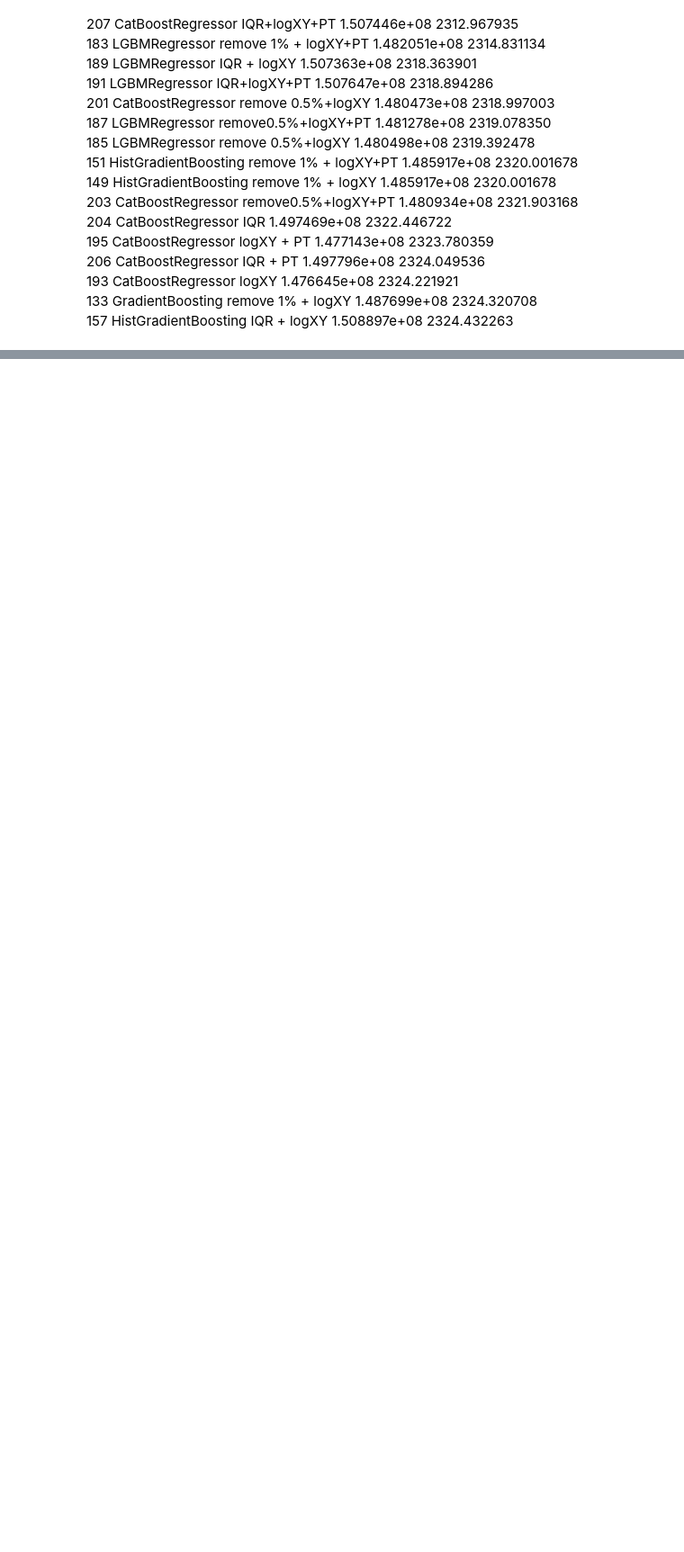
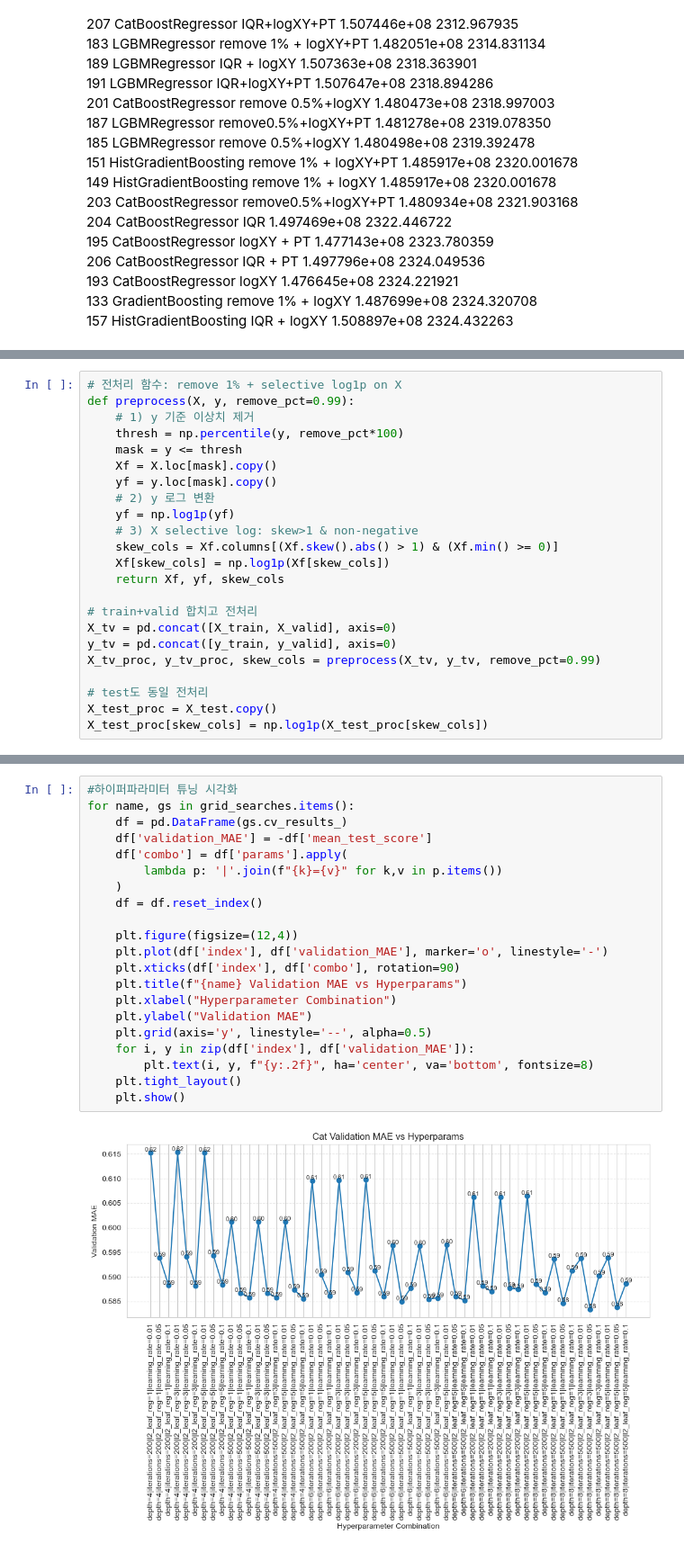
Before and after one commit to froggy-hyun/online_news_popularity_prediction, a Jupyter notebook: mycode.ipynb, the cells around one changed output, grey strips where cells are left out. Shown at 90% size. Cells and saved outputs as stored; diff of their text form; blank space fills up the shorter version.

```diff
--- a/mycode.ipynb
+++ b/mycode.ipynb
@@ -387,0 +393,23 @@ Passing `palette` without assigning `hue` is deprecated and will be removed in v
+# %%
+# 전처리 함수: remove 1% + selective log1p on X
+def preprocess(X, y, remove_pct=0.99):
+    # 1) y 기준 이상치 제거
+    thresh = np.percentile(y, remove_pct*100)
+    mask = y <= thresh
+    Xf = X.loc[mask].copy()
+    yf = y.loc[mask].copy()
+    # 2) y 로그 변환
+    yf = np.log1p(yf)
+    # 3) X selective log: skew>1 & non-negative
+    skew_cols = Xf.columns[(Xf.skew().abs() > 1) & (Xf.min() >= 0)]
+    Xf[skew_cols] = np.log1p(Xf[skew_cols])
+    return Xf, yf, skew_cols
+
+# train+valid 합치고 전처리
+X_tv = pd.concat([X_train, X_valid], axis=0)
+y_tv = pd.concat([y_train, y_valid], axis=0)
+X_tv_proc, y_tv_proc, skew_cols = preprocess(X_tv, y_tv, remove_pct=0.99)
+
+# test도 동일 전처리
+X_test_proc = X_test.copy()
+X_test_proc[skew_cols] = np.log1p(X_test_proc[skew_cols])
@@ -387,0 +511,23 @@ Passing `palette` without assigning `hue` is deprecated and will be removed in v
+# %%
+#하이퍼파라미터 튜닝 시각화
+for name, gs in grid_searches.items():
+    df = pd.DataFrame(gs.cv_results_)
+    df['validation_MAE'] = -df['mean_test_score']
+    df['combo'] = df['params'].apply(
+        lambda p: '|'.join(f"{k}={v}" for k,v in p.items())
+    )
+    df = df.reset_index()
+
+    plt.figure(figsize=(12,4))
+    plt.plot(df['index'], df['validation_MAE'], marker='o', linestyle='-')
+    plt.xticks(df['index'], df['combo'], rotation=90)
+    plt.title(f"{name} Validation MAE vs Hyperparams")
+    plt.xlabel("Hyperparameter Combination")
+    plt.ylabel("Validation MAE")
+    plt.grid(axis='y', linestyle='--', alpha=0.5)
+    for i, y in zip(df['index'], df['validation_MAE']):
+        plt.text(i, y, f"{y:.2f}", ha='center', va='bottom', fontsize=8)
+    plt.tight_layout()
+    plt.show()
+# %% [output]
+[figure, added]
```
Also changed, not shown: parts of 9 cells of this notebook.
